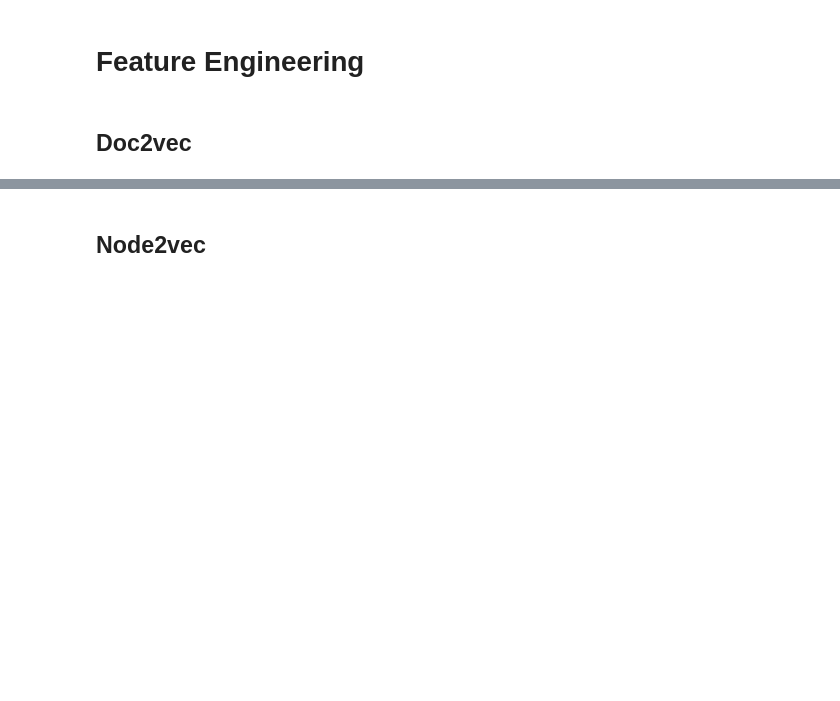
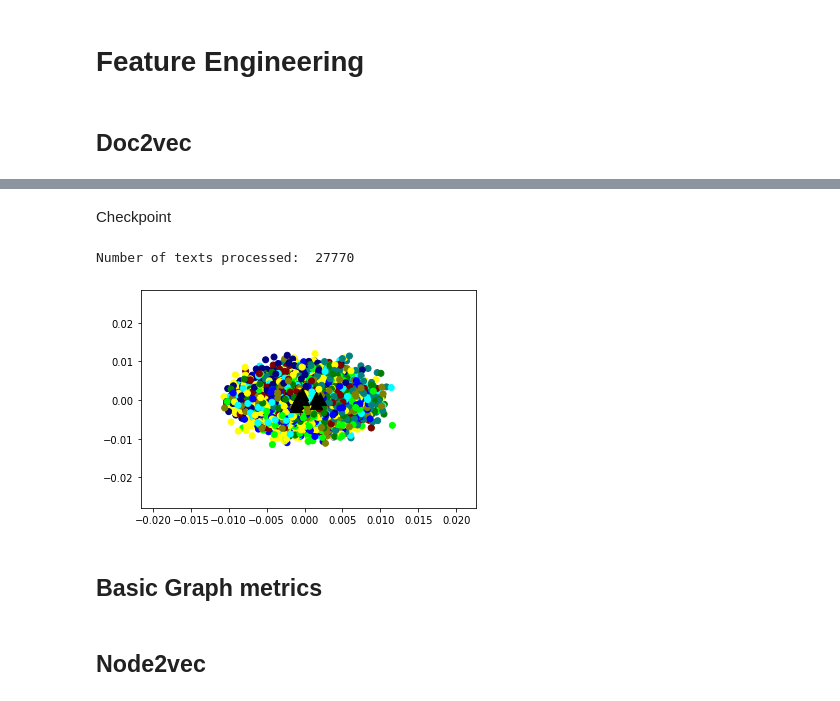
Before and after one commit to SapiensZ/NSA, a Jupyter notebook: Submission.ipynb, the cells around one changed output, grey strips where cells are left out. Cells and saved outputs as stored; diff of their text form; code cells hidden in the pictures; blank space fills up the shorter version.

Commit message:
doc2vec and text clustering

```diff
--- a/Submission.ipynb
+++ b/Submission.ipynb
@@ -62,0 +117,11 @@ n_info
+# %%
+# To string
+
+n_info['abstract_reduced']= n_info['abstract_reduced'].apply(lambda x: ' '.join(x))
+n_info['title_reduced'] = n_info['title_reduced'].apply(lambda x: ' '.join(x))
+# %%
+# Join title and abstract
+
+n_info['abstit_reduced'] = n_info[['abstract_reduced', 'title_reduced']].apply(lambda x: ''.join(x), axis=1)
+# %% [markdown]
+Checkpoint
@@ -63,3 +130,37 @@ n_info
+# %%
+LabeledSentence1 = gensim.models.doc2vec.TaggedDocument
+all_content_train = []
+j=0
+for em in n_info['abstit_reduced'].values:
+    all_content_train.append(LabeledSentence1(em,[j]))
+    j+=1
+print("Number of texts processed: ", j)
+# %% [output]
+Number of texts processed:  27770
+# %%
+d2v_model = Doc2Vec(all_content_train, size = 100, window = 1, min_count = 2, workers=-1) #, dm = 1,alpha=0.025, min_alpha=0.001)
+d2v_model.train(all_content_train, total_examples=d2v_model.corpus_count, epochs=20) #,start_alpha=0.002, #end_alpha=-0.016)
+# %%
+kmeans_model = KMeans(n_clusters=10, init='k-means++', max_iter=100)
+X = kmeans_model.fit(d2v_model.docvecs.doctag_syn0)
+labels=kmeans_model.labels_.tolist()
+l = kmeans_model.fit_predict(d2v_model.docvecs.doctag_syn0)
+pca = PCA(n_components=2).fit(d2v_model.docvecs.doctag_syn0)
+datapoint = pca.transform(d2v_model.docvecs.doctag_syn0)
+import matplotlib.pyplot as plt
+%matplotlib inline
+plt.figure
+label1 = ['#FFFF00', '#800000', '#FFFF00', '#808000','#00FF00','#008000','#00FFFF','#008080','#0000FF','#000080']
+color = [label1[i] for i in labels]
+plt.scatter(datapoint[:, 0], datapoint[:, 1], c=color)
+centroids = kmeans_model.cluster_centers_
+centroidpoint = pca.transform(centroids)
+plt.scatter(centroidpoint[:, 0], centroidpoint[:, 1], marker='^', s=150, c='#000000')
+plt.show()
+# %% [output]
+[figure, added]
+# %% [markdown]
+## Basic Graph metrics
 # %% [markdown]
 ## Node2vec
 # %% [markdown]
```
Also changed, not shown: parts of 33 cells of this notebook.
